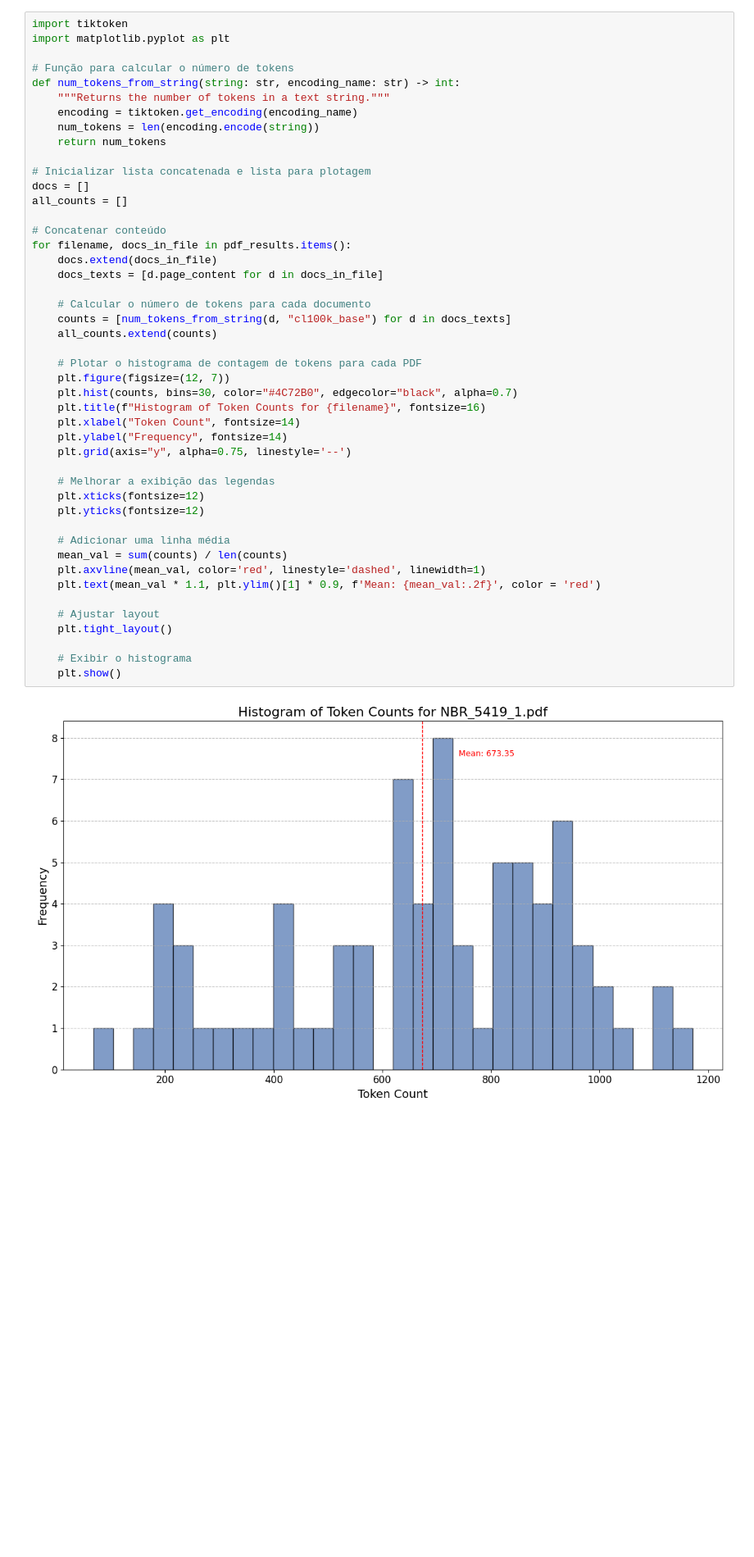
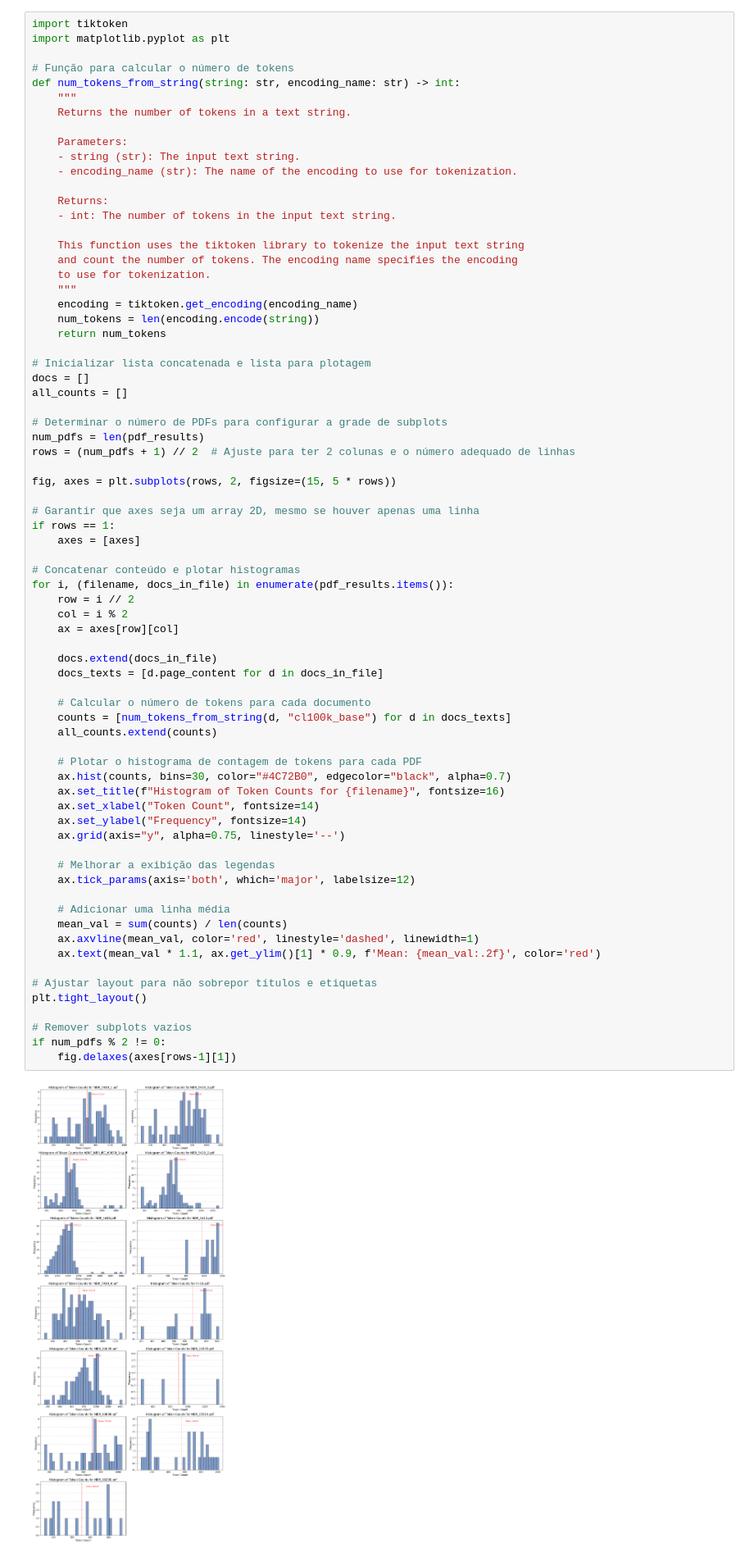
Before and after one commit to nathansouz4/TCC-Project, a Jupyter notebook: RAG_RAPTOR.ipynb, the cells around one changed output. Shown at 82% size. Cells and saved outputs as stored; diff of their text form; blank space fills up the shorter version.

```diff
--- a/RAG_RAPTOR.ipynb
+++ b/RAG_RAPTOR.ipynb
@@ -125,48 +134,74 @@ PDF: NBR_16280.pdf, Pages: 17
 # %%
 import tiktoken
 import matplotlib.pyplot as plt
 
 # Função para calcular o número de tokens
 def num_tokens_from_string(string: str, encoding_name: str) -> int:
-    """Returns the number of tokens in a text string."""
+    """
+    Returns the number of tokens in a text string.
+
+    Parameters:
+    - string (str): The input text string.
+    - encoding_name (str): The name of the encoding to use for tokenization.
+
+    Returns:
+    - int: The number of tokens in the input text string.
+
+    This function uses the tiktoken library to tokenize the input text string
+    and count the number of tokens. The encoding name specifies the encoding
+    to use for tokenization.
+    """
     encoding = tiktoken.get_encoding(encoding_name)
     num_tokens = len(encoding.encode(string))
     return num_tokens
 
 # Inicializar lista concatenada e lista para plotagem
 docs = []
 all_counts = []
 
-# Concatenar conteúdo
-for filename, docs_in_file in pdf_results.items():
+# Determinar o número de PDFs para configurar a grade de subplots
+num_pdfs = len(pdf_results)
+rows = (num_pdfs + 1) // 2  # Ajuste para ter 2 colunas e o número adequado de linhas
+
+fig, axes = plt.subplots(rows, 2, figsize=(15, 5 * rows))
+
+# Garantir que axes seja um array 2D, mesmo se houver apenas uma linha
+if rows == 1:
+    axes = [axes]
+
+# Concatenar conteúdo e plotar histogramas
+for i, (filename, docs_in_file) in enumerate(pdf_results.items()):
+    row = i // 2
+    col = i % 2
+    ax = axes[row][col]
+
     docs.extend(docs_in_file)
     docs_texts = [d.page_content for d in docs_in_file]
 
     # Calcular o número de tokens para cada documento
     counts = [num_tokens_from_string(d, "cl100k_base") for d in docs_texts]
     all_counts.extend(counts)
 
     # Plotar o histograma de contagem de tokens para cada PDF
-    plt.figure(figsize=(12, 7))
-    plt.hist(counts, bins=30, color="#4C72B0", edgecolor="black", alpha=0.7)
-    plt.title(f"Histogram of Token Counts for {filename}", fontsize=16)
-    plt.xlabel("Token Count", fontsize=14)
-    plt.ylabel("Frequency", fontsize=14)
-    plt.grid(axis="y", alpha=0.75, linestyle='--')
+    ax.hist(counts, bins=30, color="#4C72B0", edgecolor="black", alpha=0.7)
+    ax.set_title(f"Histogram of Token Counts for {filename}", fontsize=16)
+    ax.set_xlabel("Token Count", fontsize=14)
+    ax.set_ylabel("Frequency", fontsize=14)
+    ax.grid(axis="y", alpha=0.75, linestyle='--')
 
     # Melhorar a exibição das legendas
-    plt.xticks(fontsize=12)
-    plt.yticks(fontsize=12)
+    ax.tick_params(axis='both', which='major', labelsize=12)
 
     # Adicionar uma linha média
     mean_val = sum(counts) / len(counts)
-    plt.axvline(mean_val, color='red', linestyle='dashed', linewidth=1)
-    plt.text(mean_val * 1.1, plt.ylim()[1] * 0.9, f'Mean: {mean_val:.2f}', color = 'red')
+    ax.axvline(mean_val, color='red', linestyle='dashed', linewidth=1)
+    ax.text(mean_val * 1.1, ax.get_ylim()[1] * 0.9, f'Mean: {mean_val:.2f}', color='red')
 
-    # Ajustar layout
-    plt.tight_layout()
+# Ajustar layout para não sobrepor títulos e etiquetas
+plt.tight_layout()
 
-    # Exibir o histograma
-    plt.show()
+# Remover subplots vazios
+if num_pdfs % 2 != 0:
+    fig.delaxes(axes[rows-1][1])
 # %% [output]
-[figure, old version]
+[figure, new version]
```
Also changed, not shown: parts of 115 cells of this notebook, 22 other files.
